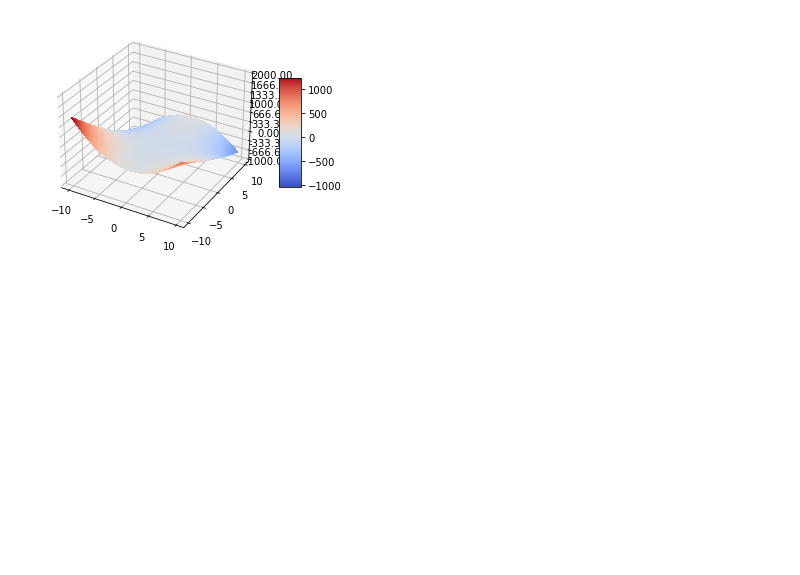
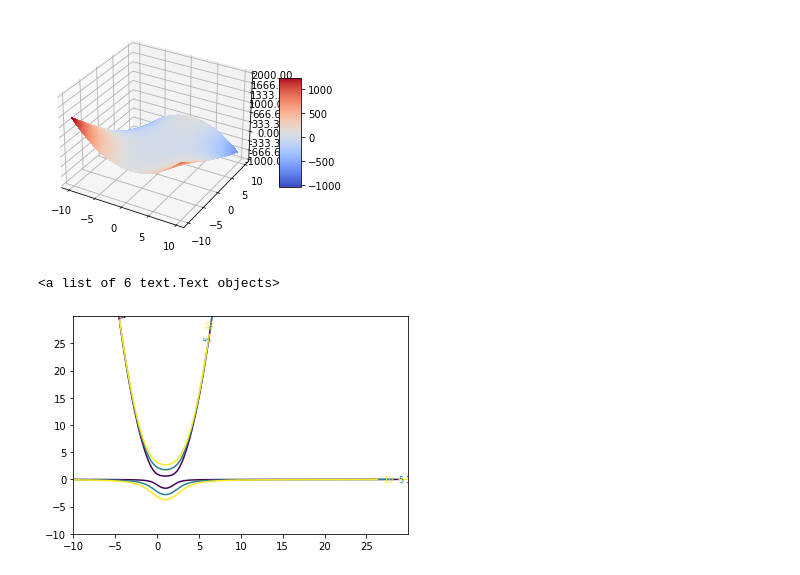
Before and after one commit to AMoty/Net, a Jupyter notebook: Math_5.ipynb, the cells around one changed output. Saved outputs shown, nothing was run; the diff lists cells and outputs as text; code cells hidden in the pictures; blank space fills up the shorter version.

```diff
--- a/Math_5.ipynb
+++ b/Math_5.ipynb
@@ -87,0 +90,16 @@ plt.show()
+# %%
+delta = 0.025
+x = np.arange(-10, 30, delta)
+y = np.arange(-10, 30, delta)
+
+X,Y = np.meshgrid(x, y)
+
+Z = funct1(X, Y)
+
+fig, ax = plt.subplots()
+CS = ax.contour(X, Y, Z, [1,5,10])
+
+ax.clabel(CS, inline = True, fontsize = 8)
+# %% [output]
+<a list of 6 text.Text objects>
+[figure, added]
```
Also changed, not shown: parts of 1 cell of this notebook.
